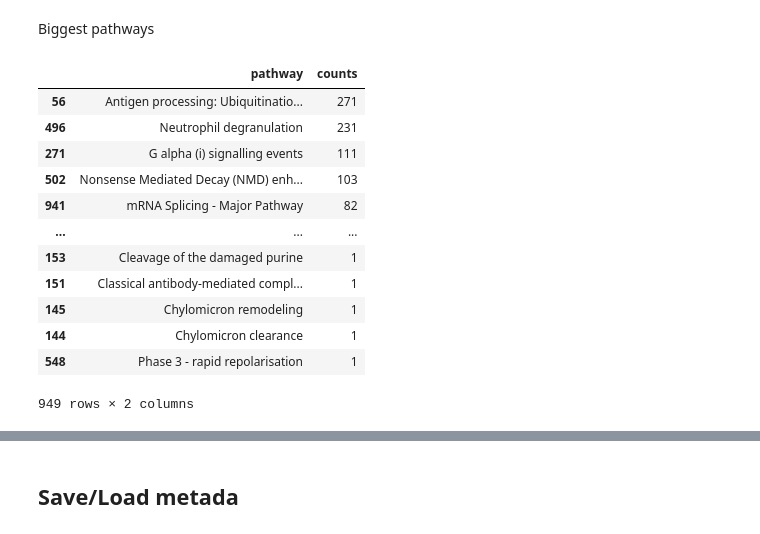
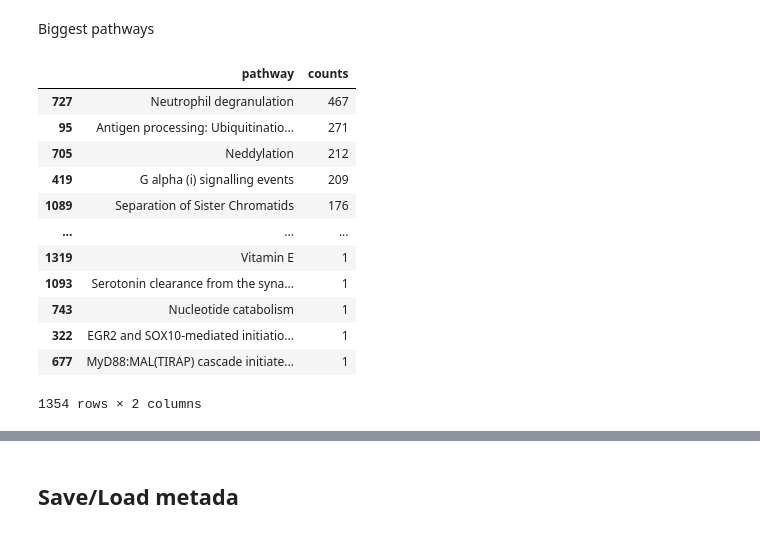
Before and after one commit to FerranC96/sKG4cellCommns, a Jupyter notebook: one.ipynb, the cells around one changed output, grey strips where cells are left out. Saved outputs shown, nothing was run; the diff lists cells and outputs as text; code cells hidden in the pictures.

```diff
--- a/one.ipynb
+++ b/one.ipynb
@@ -1090,20 +1102,33 @@ scprep.plot.scatter2d(dKGE_RedDim,
 [figure]
 # %% [markdown]
 Biggest pathways
-# %%
-RDdataframe.groupby(["pathway"]).size().reset_index(name="counts").sort_values(by=["counts"], ascending=False)
-# %% [output]
-|  | pathway | counts |
-| 56 | Antigen processing: Ubiquitinatio... | 271 |
-| 496 | Neutrophil degranulation | 231 |
-| 271 | G alpha (i) signalling events | 111 |
-| 502 | Nonsense Mediated Decay (NMD) enh... | 103 |
-| 941 | mRNA Splicing - Major Pathway | 82 |
-| ... | ... | ... |
-| 153 | Cleavage of the damaged purine | 1 |
-| 151 | Classical antibody-mediated compl... | 1 |
-| 145 | Chylomicron remodeling | 1 |
-| 144 | Chylomicron clearance | 1 |
-| 548 | Phase 3 - rapid repolarisation | 1 |
-949 rows × 2 columns
+# %%
+# #Old method where only one pathway is linked with a gene
+# dKGE_RedDim.groupby(["pathway"]).size().reset_index(name="counts").sort_values(by=["counts"], ascending=False)
+
+#Current approach with pathway lists
+# dKGE_RedDim["pathway"].explode()
+
+import ast
+
+#ast.literal_eval needed to make pathway column into actual lists, so tha we can use series.explode()
+dKGE_pathways = dKGE_RedDim.dropna()["pathway"].apply(ast.literal_eval).explode().to_frame()
+
+dKGE_pathways = dKGE_pathways.groupby(["pathway"]).size().reset_index(name="counts").sort_values(
+    by=["counts"], ascending=False)
+dKGE_pathways
+# %% [output]
+|  | pathway | counts |
+| 727 | Neutrophil degranulation | 467 |
+| 95 | Antigen processing: Ubiquitinatio... | 271 |
+| 705 | Neddylation | 212 |
+| 419 | G alpha (i) signalling events | 209 |
+| 1089 | Separation of Sister Chromatids | 176 |
+| ... | ... | ... |
+| 1319 | Vitamin E | 1 |
+| 1093 | Serotonin clearance from the syna... | 1 |
+| 743 | Nucleotide catabolism | 1 |
+| 322 | EGR2 and SOX10-mediated initiatio... | 1 |
+| 677 | MyD88:MAL(TIRAP) cascade initiate... | 1 |
+1354 rows × 2 columns
 # %%
```
Also changed, not shown: parts of 16 cells of this notebook.
